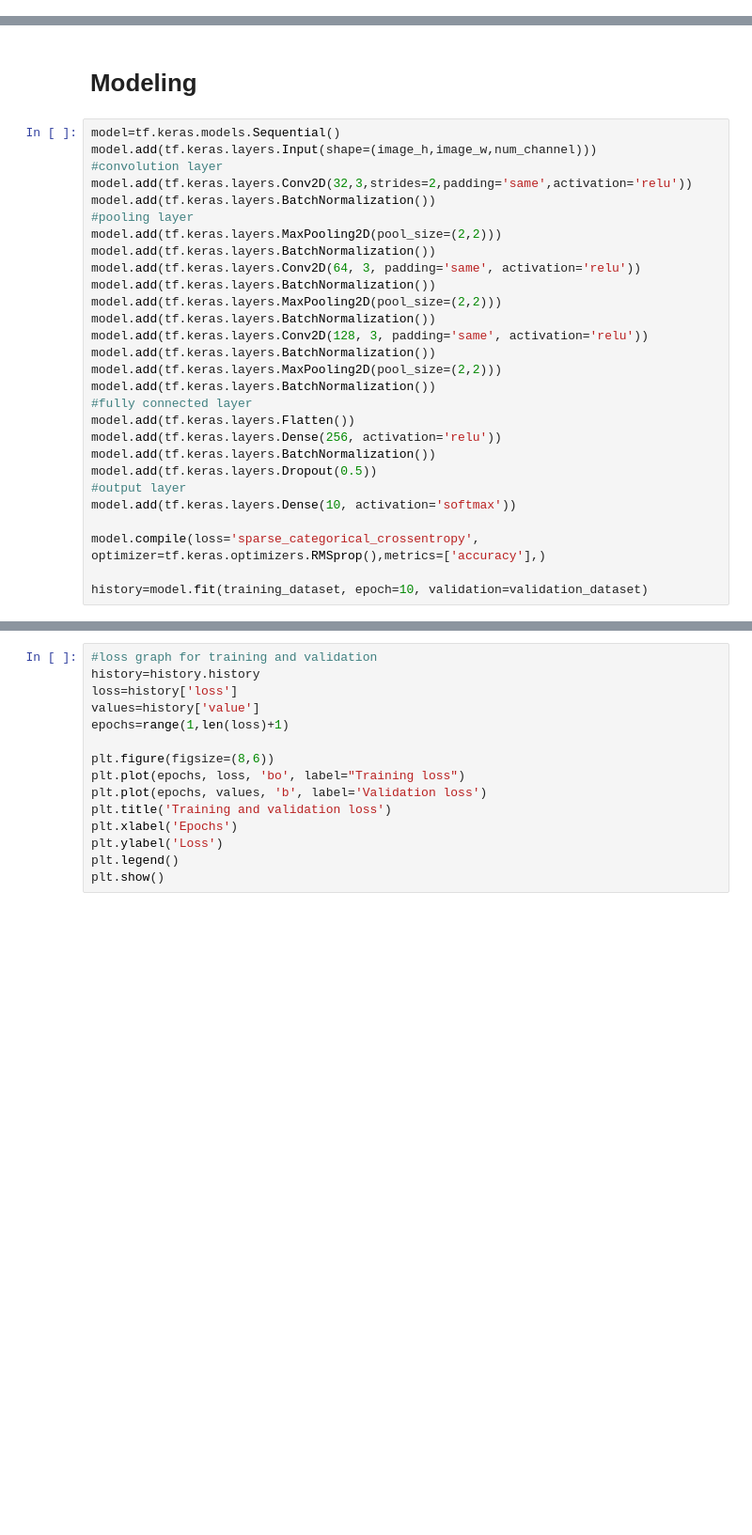
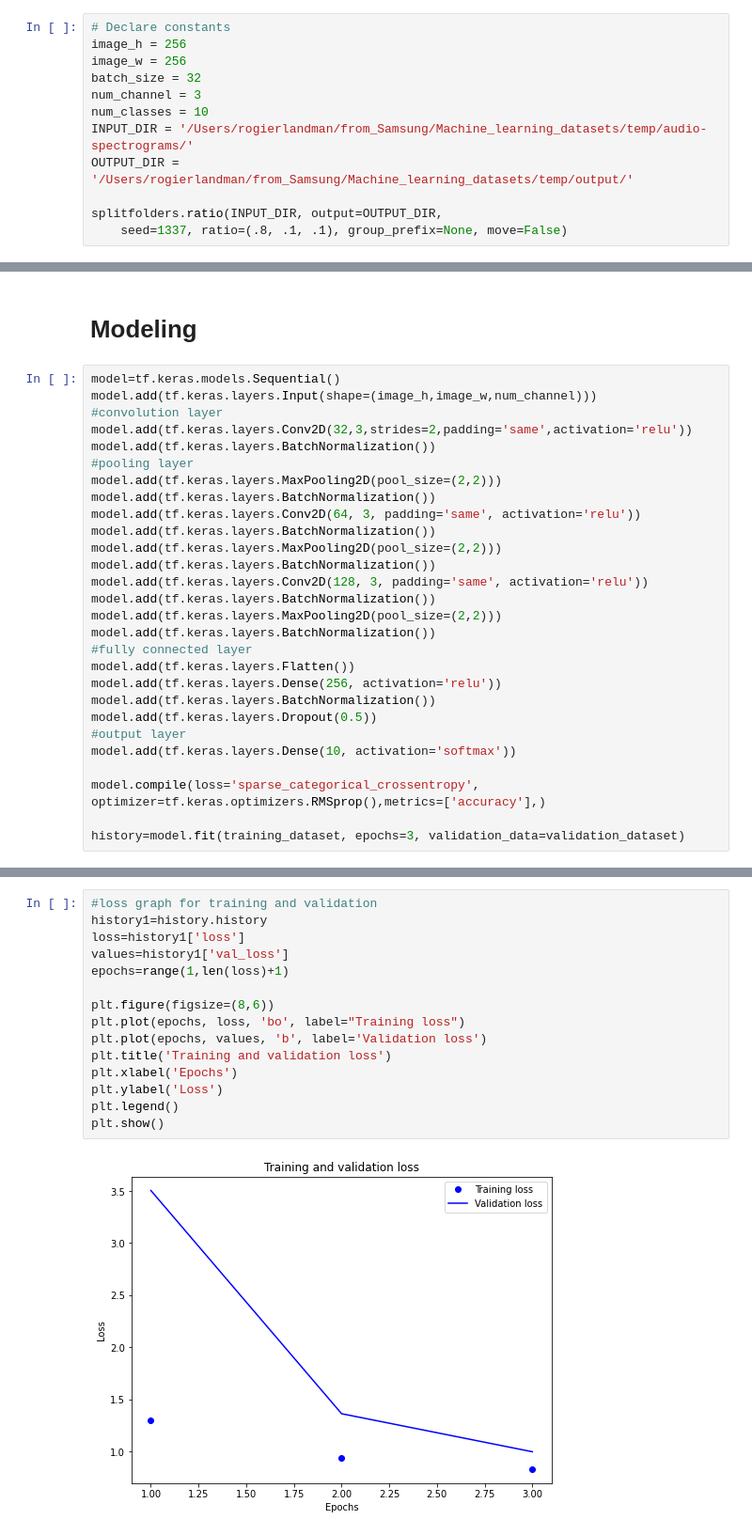
Before and after one commit to mineraldragon/Audio_emotion_detection, a Jupyter notebook: ai-uni-project-Copy1.ipynb, the cells around one changed output, grey strips where cells are left out. Shown at 94% size. Cells and saved outputs as stored; diff of their text form; blank space fills up the shorter version.

```diff
--- a/ai-uni-project-Copy1.ipynb
+++ b/ai-uni-project-Copy1.ipynb
@@ -473,4 +473,16 @@ BAD: /Users/rogierlandman/from_Samsung/Machine_learning_datasets/TESS Toronto em
 /Users/rogierlandman/from_Samsung/Machine_learning_datasets/Savee_dataset/AudioData/KL/n26.wav
 # %% [markdown]
 # **Data Preparation**
+# %%
+# Declare constants
+image_h = 256
+image_w = 256
+batch_size = 32
+num_channel = 3
+num_classes = 10
+INPUT_DIR = '/Users/rogierlandman/from_Samsung/Machine_learning_datasets/temp/audio-spectrograms/'
+OUTPUT_DIR = '/Users/rogierlandman/from_Samsung/Machine_learning_datasets/temp/output/'
+
+splitfolders.ratio(INPUT_DIR, output=OUTPUT_DIR,
+    seed=1337, ratio=(.8, .1, .1), group_prefix=None, move=False)
 # %%
@@ -541,4 +574,4 @@ model.add(tf.keras.layers.Dense(10, activation='softmax'))
 
 model.compile(loss='sparse_categorical_crossentropy', optimizer=tf.keras.optimizers.RMSprop(),metrics=['accuracy'],)
 
-history=model.fit(training_dataset, epoch=10, validation=validation_dataset)
+history=model.fit(training_dataset, epochs=3, validation_data=validation_dataset)
@@ -545,16 +585,18 @@ history=model.fit(training_dataset, epoch=10, validation=validation_dataset)
 # %%
 #loss graph for training and validation
-history=history.history
-loss=history['loss']
-values=history['value']
+history1=history.history
+loss=history1['loss']
+values=history1['val_loss']
 epochs=range(1,len(loss)+1)
 
 plt.figure(figsize=(8,6))
 plt.plot(epochs, loss, 'bo', label="Training loss")
 plt.plot(epochs, values, 'b', label='Validation loss')
 plt.title('Training and validation loss')
 plt.xlabel('Epochs')
 plt.ylabel('Loss')
 plt.legend()
 plt.show()
+# %% [output]
+[figure, added]
 # %%
```
Also changed, not shown: parts of 7 cells of this notebook.
